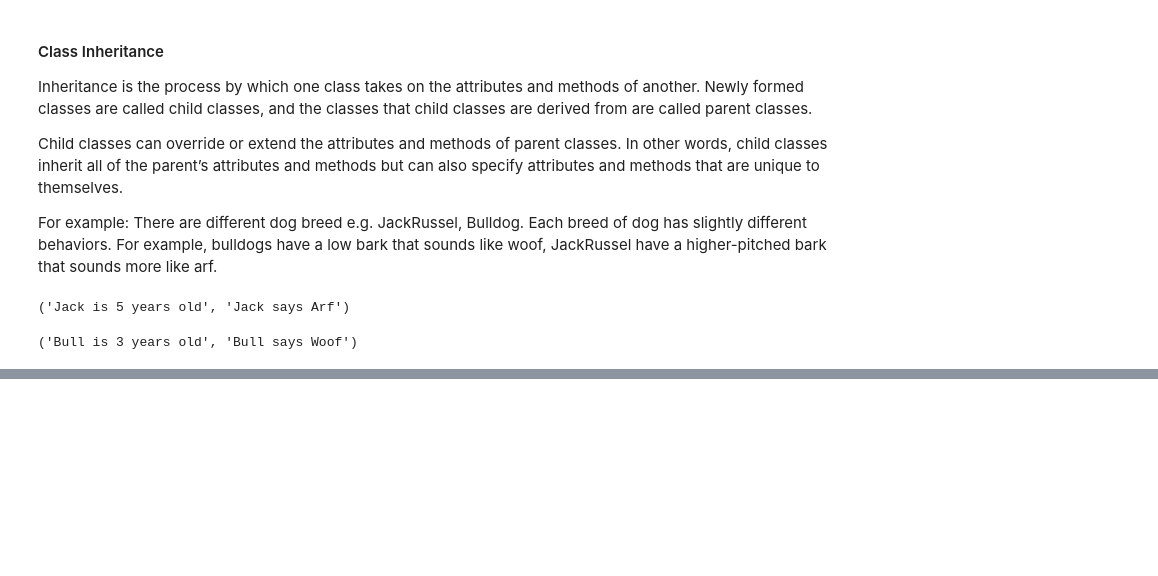
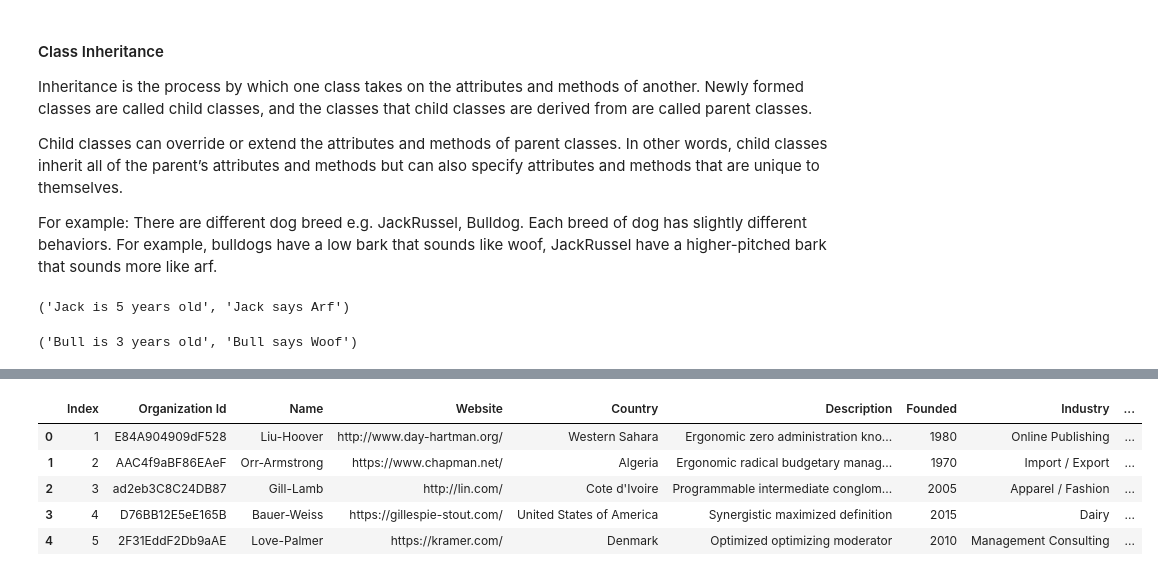
Before and after one commit to ZanaOkcuoglu/spikeUp, a Jupyter notebook: DS_deepdive_3.ipynb, the cells around one changed output, grey strips where cells are left out. Drawn from its saved outputs; the diff is of its cells as text; code cells hidden in the pictures; blank space fills up the shorter version.

```diff
--- a/DS_deepdive_3.ipynb
+++ b/DS_deepdive_3.ipynb
@@ -1563,0 +1654,10 @@ bull.description(), bull.speak()
+# %%
+# This function shows the head of the data frame, meaning the first 5 rows (if you did not specify any integer)
+org_data.head()
+# %% [output]
+|  | Index | Organization Id | Name | Website | Country | Description | Founded | Industry | ... |
+| 0 | 1 | E84A904909dF528 | Liu-Hoover | http://www.day-hartman.org/ | Western Sahara | Ergonomic zero administration kno... | 1980 | Online Publishing | ... |
+| 1 | 2 | AAC4f9aBF86EAeF | Orr-Armstrong | https://www.chapman.net/ | Algeria | Ergonomic radical budgetary manag... | 1970 | Import / Export | ... |
+| 2 | 3 | ad2eb3C8C24DB87 | Gill-Lamb | http://lin.com/ | Cote d'Ivoire | Programmable intermediate conglom... | 2005 | Apparel / Fashion | ... |
+| 3 | 4 | D76BB12E5eE165B | Bauer-Weiss | https://gillespie-stout.com/ | United States of America | Synergistic maximized definition | 2015 | Dairy | ... |
+| 4 | 5 | 2F31EddF2Db9aAE | Love-Palmer | https://kramer.com/ | Denmark | Optimized optimizing moderator | 2010 | Management Consulting | ... |
```
Also changed, not shown: parts of 28 cells of this notebook, 1 other file.
